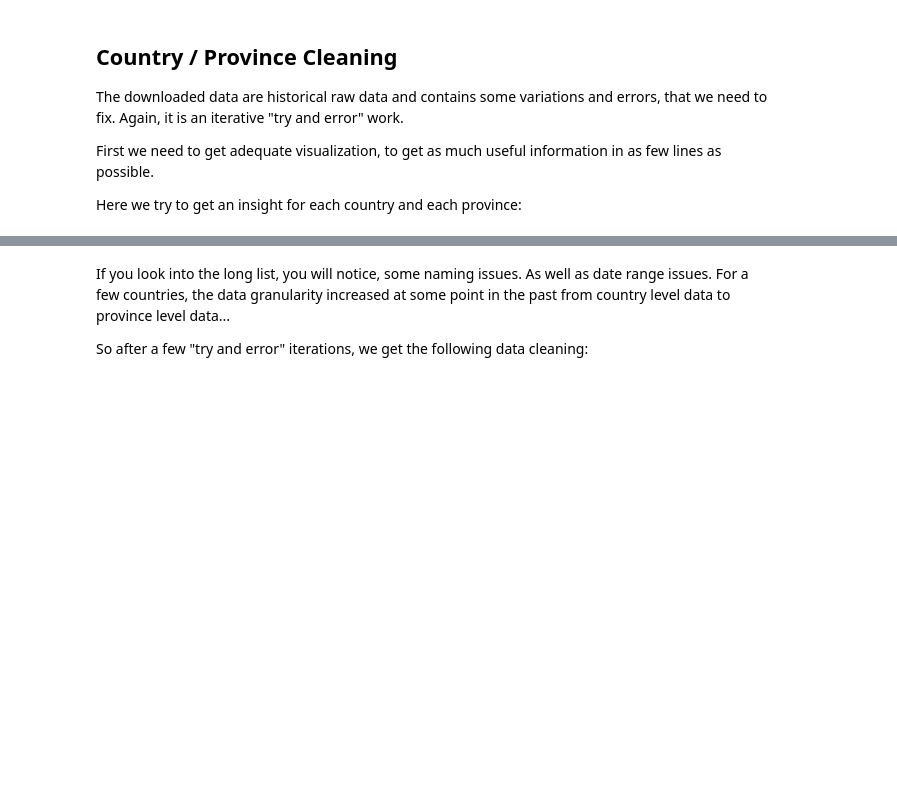
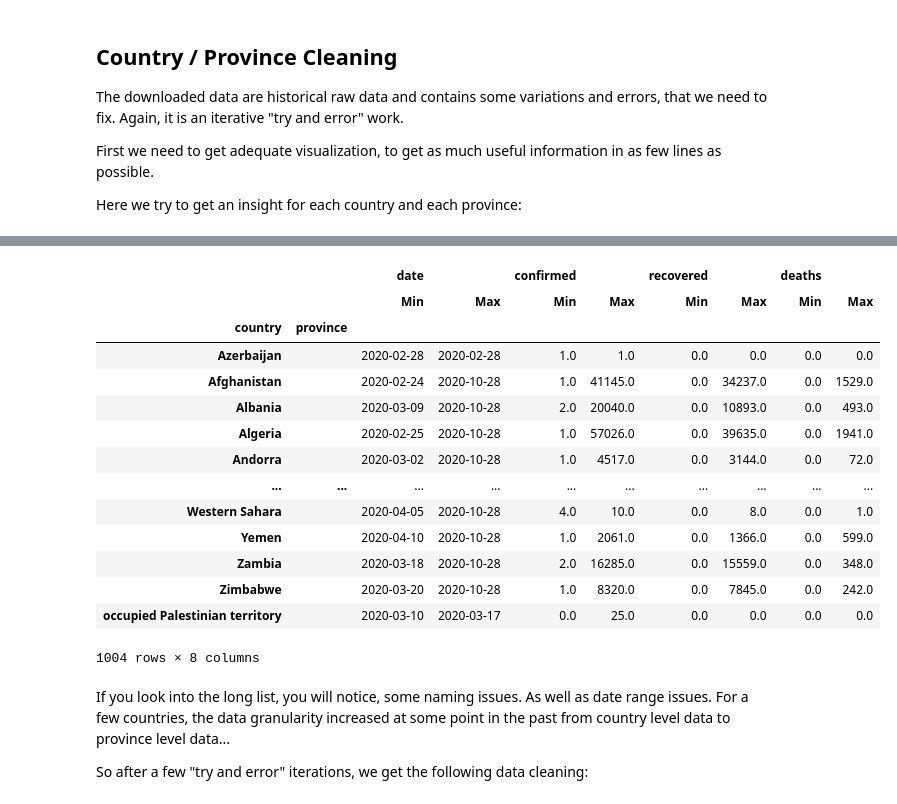
Before and after one commit to jeromerg/filoc, a Jupyter notebook: examples/example_covid_github.ipynb, the cells around one changed output, grey strips where cells are left out. Drawn from its saved outputs; the diff is of its cells as text; code cells hidden in the pictures; blank space fills up the shorter version.

```diff
--- a/examples/example_covid_github.ipynb
+++ b/examples/example_covid_github.ipynb
@@ -113,8 +154,24 @@ len(df_by_country_province)
 # %%
 # Check begin end of data
 df = df_by_country_province.agg([('Min' , 'min'), ('Max', 'max')])
-with pd.option_context("display.max_rows", 2000):
+with pd.option_context("display.max_rows", 10): # change the count of rows, to display more!
     display(df)
+# %% [output]
+|  |  | date |  | confirmed |  | recovered |  | deaths |  |
+|  |  | Min | Max | Min | Max | Min | Max | Min | Max |
+| country | province |  |  |  |  |  |  |  |  |
+| Azerbaijan |  | 2020-02-28 | 2020-02-28 | 1.0 | 1.0 | 0.0 | 0.0 | 0.0 | 0.0 |
+| Afghanistan |  | 2020-02-24 | 2020-10-28 | 1.0 | 41145.0 | 0.0 | 34237.0 | 0.0 | 1529.0 |
+| Albania |  | 2020-03-09 | 2020-10-28 | 2.0 | 20040.0 | 0.0 | 10893.0 | 0.0 | 493.0 |
+| Algeria |  | 2020-02-25 | 2020-10-28 | 1.0 | 57026.0 | 0.0 | 39635.0 | 0.0 | 1941.0 |
+| Andorra |  | 2020-03-02 | 2020-10-28 | 1.0 | 4517.0 | 0.0 | 3144.0 | 0.0 | 72.0 |
+| ... | ... | ... | ... | ... | ... | ... | ... | ... | ... |
+| Western Sahara |  | 2020-04-05 | 2020-10-28 | 4.0 | 10.0 | 0.0 | 8.0 | 0.0 | 1.0 |
+| Yemen |  | 2020-04-10 | 2020-10-28 | 1.0 | 2061.0 | 0.0 | 1366.0 | 0.0 | 599.0 |
+| Zambia |  | 2020-03-18 | 2020-10-28 | 2.0 | 16285.0 | 0.0 | 15559.0 | 0.0 | 348.0 |
+| Zimbabwe |  | 2020-03-20 | 2020-10-28 | 1.0 | 8320.0 | 0.0 | 7845.0 | 0.0 | 242.0 |
+| occupied Palestinian territory |  | 2020-03-10 | 2020-03-17 | 0.0 | 25.0 | 0.0 | 0.0 | 0.0 | 0.0 |
+1004 rows × 8 columns
 # %% [markdown]
 If you look into the long list, you will notice, some naming issues. As well as date range issues. For a few countries, the data granularity increased at some point in the past from country level data to province level data...
 
```
Also changed, not shown: parts of 16 cells of this notebook, 3 other files.
